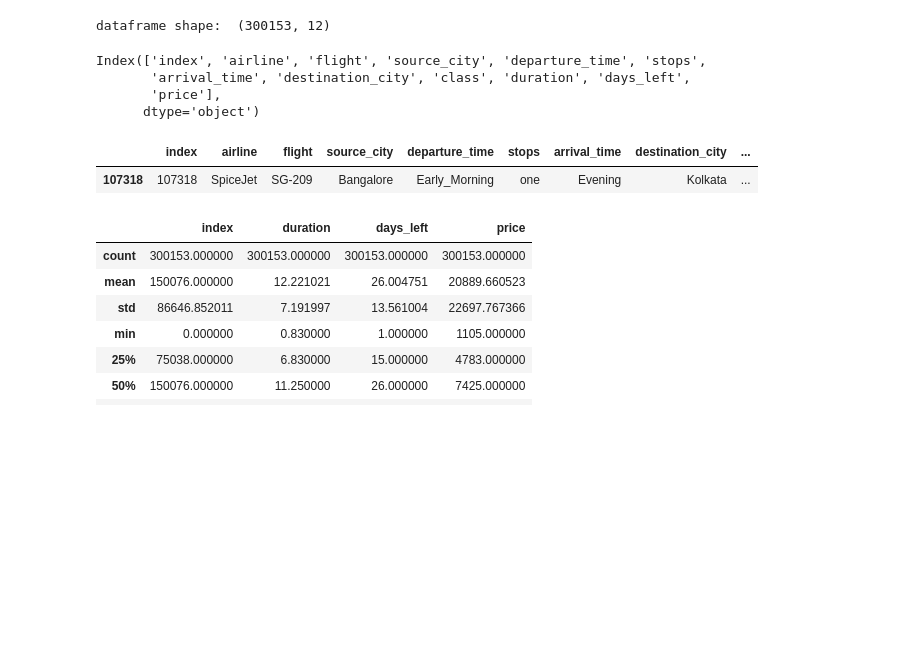
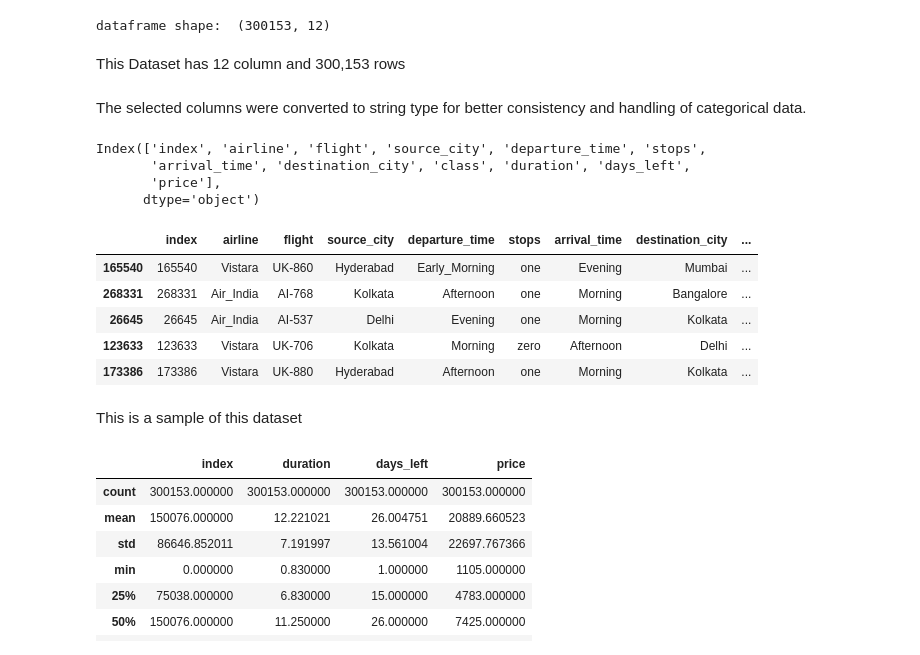
Before and after one commit to zara-abdulla/Airline_flights_analysis_with_Python_Pandas, a Jupyter notebook: code/Airlines_flight_analysis.ipynb, the cells around one changed output. Cells and saved outputs as stored; diff of their text form; code cells hidden in the pictures; blank space fills up the shorter version.

```diff
--- a/code/Airlines_flight_analysis.ipynb
+++ b/code/Airlines_flight_analysis.ipynb
@@ -63,10 +53,14 @@ Drive already mounted at /content/drive; to attempt to forcibly remount, call dr
 print("dataframe shape: ", df.shape)
 # %% [output]
 dataframe shape:  (300153, 12)
+# %% [markdown]
+This Dataset has 12 column and 300,153 rows
 # %%
 
 cols = ['airline', 'flight', 'source_city', 'departure_time', 'stops', 'arrival_time', 'destination_city', 'class']
 df[cols] =df[cols].astype('string')
+# %% [markdown]
+The selected columns were converted to string type for better consistency and handling of categorical data.
 # %%
 df.columns
 # %% [output]
@@ -75,10 +69,16 @@ Index(['index', 'airline', 'flight', 'source_city', 'departure_time', 'stops',
        'price'],
       dtype='object')
 # %%
-df.sample()
+df.sample(5)
 # %% [output]
 |  | index | airline | flight | source_city | departure_time | stops | arrival_time | destination_city | ... |
-| 107318 | 107318 | SpiceJet | SG-209 | Bangalore | Early_Morning | one | Evening | Kolkata | ... |
+| 165540 | 165540 | Vistara | UK-860 | Hyderabad | Early_Morning | one | Evening | Mumbai | ... |
+| 268331 | 268331 | Air_India | AI-768 | Kolkata | Afternoon | one | Morning | Bangalore | ... |
+| 26645 | 26645 | Air_India | AI-537 | Delhi | Evening | one | Morning | Kolkata | ... |
+| 123633 | 123633 | Vistara | UK-706 | Kolkata | Morning | zero | Afternoon | Delhi | ... |
+| 173386 | 173386 | Vistara | UK-880 | Hyderabad | Afternoon | one | Morning | Kolkata | ... |
+# %% [markdown]
+This is a sample of this dataset
 # %%
 df.describe()
 # %% [output]
```
Also changed, not shown: parts of 65 cells of this notebook, 1 other file.
